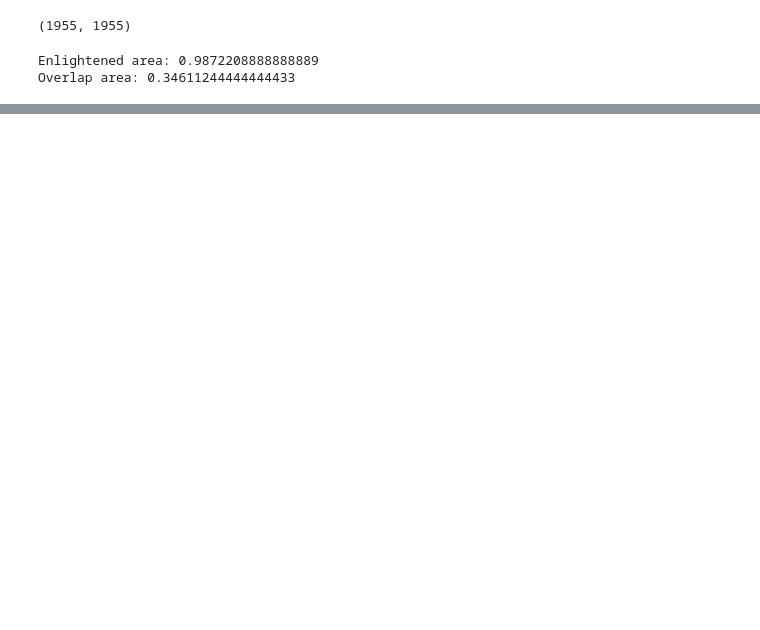
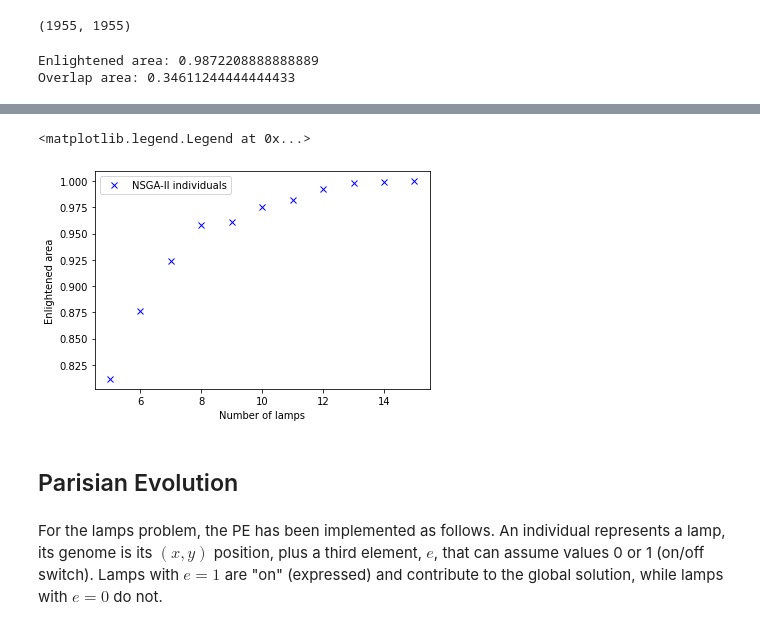
Before and after one commit to williamjizihe/INT21-CCEA, a Jupyter notebook: lamp.ipynb, the cells around one changed output, grey strips where cells are left out. Saved outputs shown, nothing was run; the diff lists cells and outputs as text; code cells hidden in the pictures; blank space fills up the shorter version.

```diff
--- a/lamp.ipynb
+++ b/lamp.ipynb
@@ -206,0 +308,23 @@ plot_lamps(final_pop[0].candidate, problem_size)
+# %%
+# Select the best individual for each number of lamps
+D = {}
+for f in final_pareto_front:
+    N = len(f.candidate)
+    if N in D:
+        if D[N].fitness[1] < f.fitness[1]:
+            D[N] = f
+    else:
+        D[N] = f
+x_best = [ -individual.fitness[0] for individual in D.values() ]
+y_best = [ individual.fitness[1] for individual in D.values() ]
+plt.plot(x_best, y_best, 'bx', label="NSGA-II individuals")
+plt.xlabel("Number of lamps")
+plt.ylabel("Enlightened area")
+plt.legend(loc="best")
+# %% [output]
+<matplotlib.legend.Legend at 0x...>
+[figure, added]
+# %% [markdown]
+## Parisian Evolution
+# %% [markdown]
+For the lamps problem, the PE has been implemented as follows. An individual represents a lamp, its genome is its $(x, y)$ position, plus a third element, $e$, that can assume values 0 or 1 (on/off switch). Lamps with $e=1$ are "on" (expressed) and contribute to the global solution, while lamps with $e=0$ do not.
```
Also changed, not shown: parts of 21 cells of this notebook, 1 other file.
